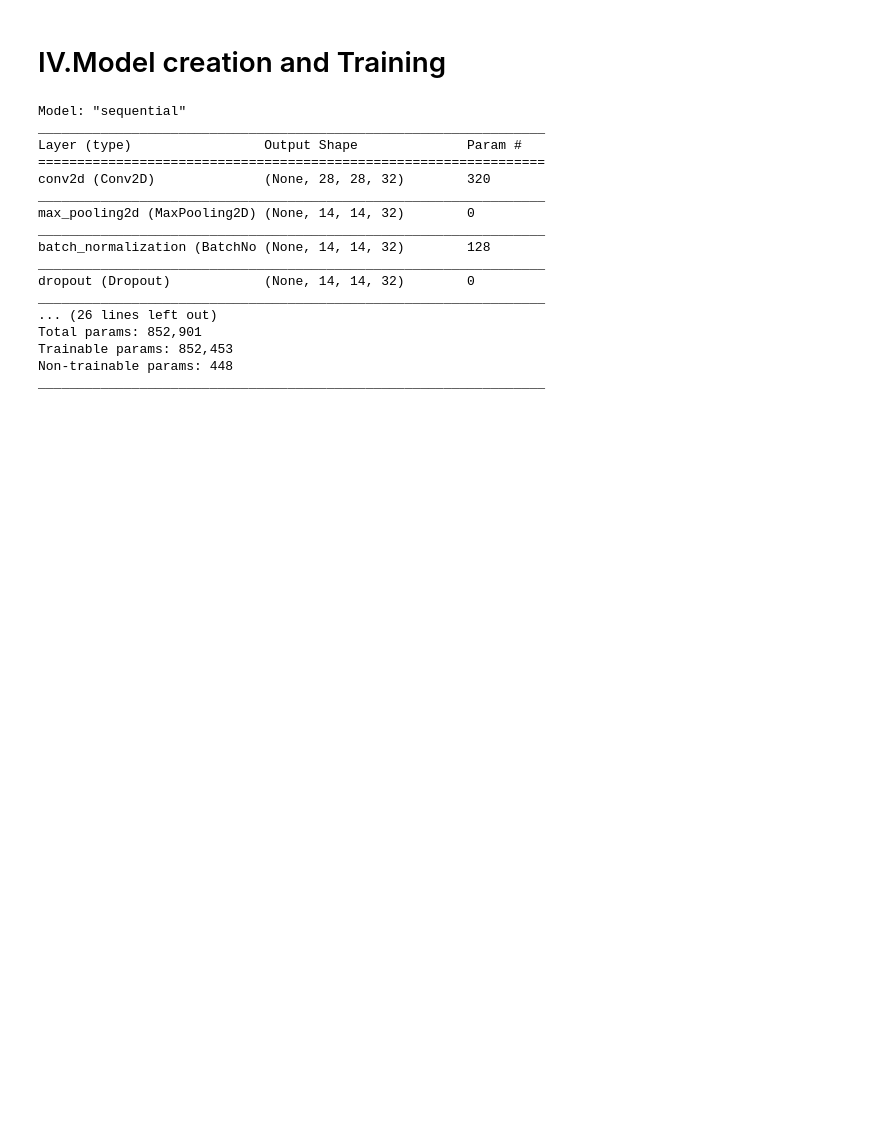
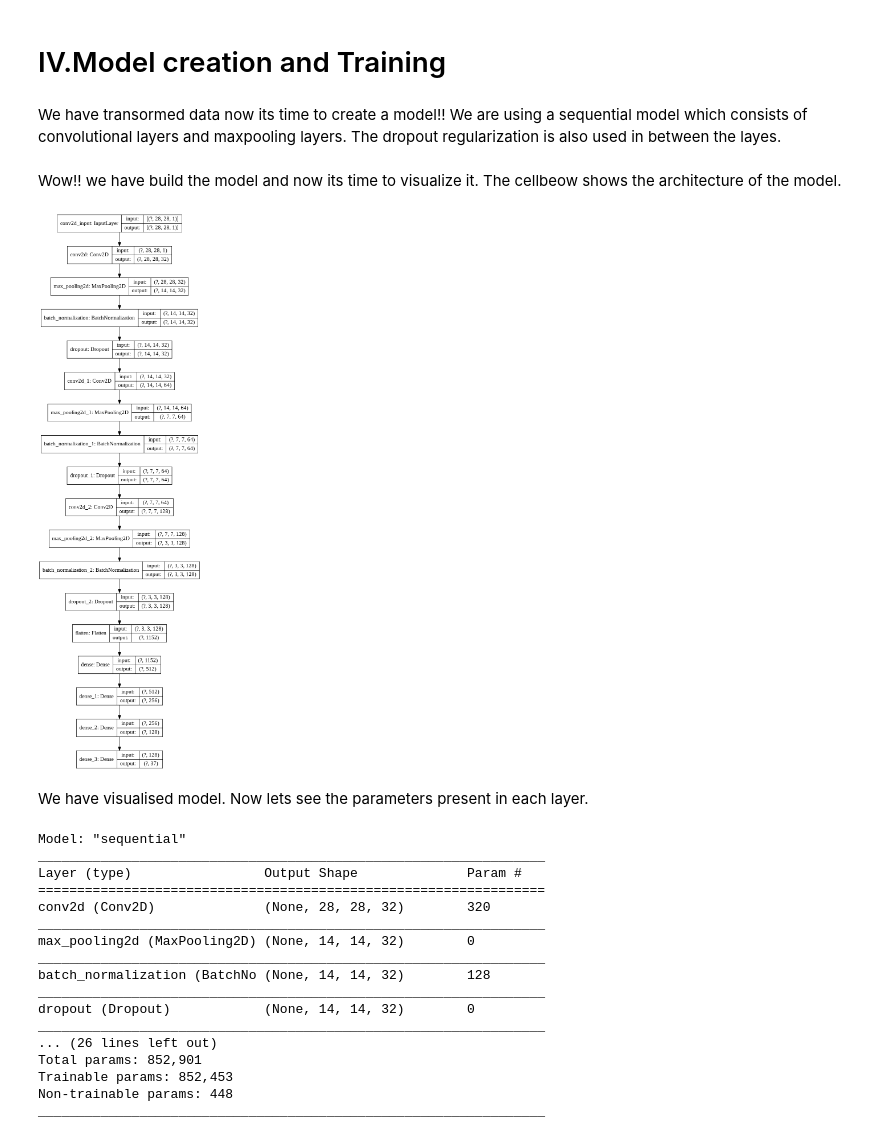
Before and after one commit to karthik12s/Character_Recognizer, a Jupyter notebook: Letter&Digit_recognizer_with_MNIST.ipynb, the cells around one changed output. Cells and saved outputs as stored; diff of their text form; code cells hidden in the pictures; blank space fills up the shorter version.

```diff
--- a/Letter&Digit_recognizer_with_MNIST.ipynb
+++ b/Letter&Digit_recognizer_with_MNIST.ipynb
@@ -329,6 +333,9 @@ np.shape(x_valid)
 (65760, 28, 28, 1)
 # %% [markdown]
 # IV.Model creation and Training
+# %% [markdown]
+We have transormed data now its time to create a model!!
+We are using a sequential model which consists of convolutional layers and maxpooling layers. The dropout regularization is also used in between the layes.
 # %%
 model=keras.models.Sequential()
 model.add(Conv2D(32,kernel_size=3,strides=1,padding='same',input_shape=(28,28,1)))
@@ -348,6 +355,15 @@ model.add(Dense(512,activation='relu'))
 model.add(Dense(256,activation='relu'))
 model.add(Dense(128,activation='relu'))
 model.add(Dense(37,activation='softmax'))
+# %% [markdown]
+Wow!! we have build the model and now its time to visualize it. The cellbeow shows the architecture of the model.
+# %%
+plot_model(model, show_shapes=True, show_layer_names=True, to_file='model.png')
+Image(retina=True, filename='model.png')
+# %% [output]
+[figure, added]
+# %% [markdown]
+We have visualised model. Now lets see the parameters present in each layer.
 # %%
 model.summary()
 # %% [output]
```
Also changed, not shown: parts of 35 cells of this notebook.
